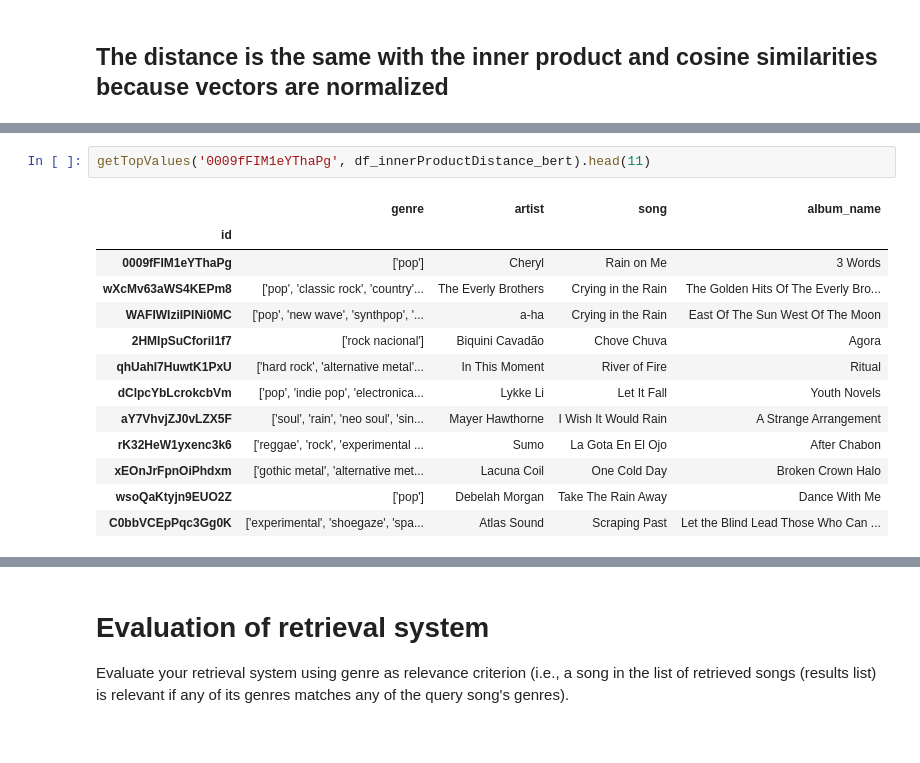
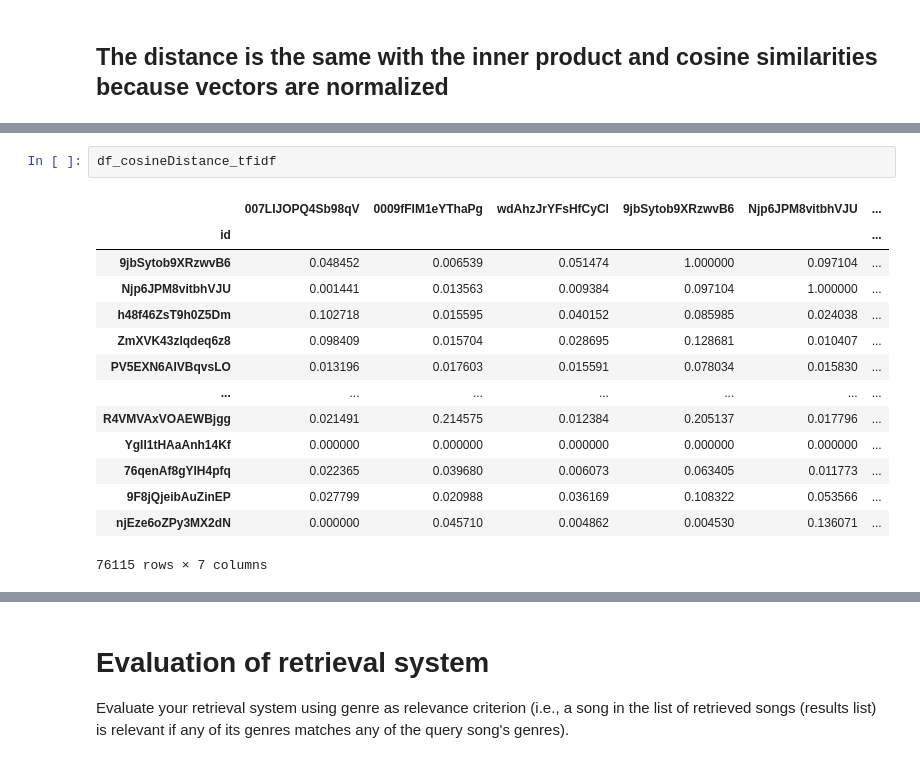
Before and after one commit to mmosc/MMSR, a Jupyter notebook: project/ProjectImplementation.ipynb, the cells around one changed output, grey strips where cells are left out. Saved outputs shown, nothing was run; the diff lists cells and outputs as text.

```diff
--- a/project/ProjectImplementation.ipynb
+++ b/project/ProjectImplementation.ipynb
@@ -350,16 +275,17 @@ getTopValues('PV5EXN6AIVBqvsLO', df_jaccardDistance_word2vec).head(11)
-# %%
-getTopValues('0009fFIM1eYThaPg', df_innerProductDistance_bert).head(11)
-# %% [output]
-|  | genre | artist | song | album_name |
-| id |  |  |  |  |
-| 0009fFIM1eYThaPg | ['pop'] | Cheryl | Rain on Me | 3 Words |
-| wXcMv63aWS4KEPm8 | ['pop', 'classic rock', 'country'... | The Everly Brothers | Crying in the Rain | The Golden Hits Of The Everly Bro... |
-| WAFIWIziIPINi0MC | ['pop', 'new wave', 'synthpop', '... | a-ha | Crying in the Rain | East Of The Sun West Of The Moon |
-| 2HMIpSuCforil1f7 | ['rock nacional'] | Biquini Cavadão | Chove Chuva | Agora |
-| qhUahI7HuwtK1PxU | ['hard rock', 'alternative metal'... | In This Moment | River of Fire | Ritual |
-| dClpcYbLcrokcbVm | ['pop', 'indie pop', 'electronica... | Lykke Li | Let It Fall | Youth Novels |
-| aY7VhvjZJ0vLZX5F | ['soul', 'rain', 'neo soul', 'sin... | Mayer Hawthorne | I Wish It Would Rain | A Strange Arrangement |
-| rK32HeW1yxenc3k6 | ['reggae', 'rock', 'experimental ... | Sumo | La Gota En El Ojo | After Chabon |
-| xEOnJrFpnOiPhdxm | ['gothic metal', 'alternative met... | Lacuna Coil | One Cold Day | Broken Crown Halo |
-| wsoQaKtyjn9EUO2Z | ['pop'] | Debelah Morgan | Take The Rain Away | Dance With Me |
-| C0bbVCEpPqc3Gg0K | ['experimental', 'shoegaze', 'spa... | Atlas Sound | Scraping Past | Let the Blind Lead Those Who Can ... |
+# %%
+df_cosineDistance_tfidf
+# %% [output]
+|  | 007LIJOPQ4Sb98qV | 0009fFIM1eYThaPg | wdAhzJrYFsHfCyCl | 9jbSytob9XRzwvB6 | Njp6JPM8vitbhVJU | ... |
+| id |  |  |  |  |  | ... |
+| 9jbSytob9XRzwvB6 | 0.048452 | 0.006539 | 0.051474 | 1.000000 | 0.097104 | ... |
+| Njp6JPM8vitbhVJU | 0.001441 | 0.013563 | 0.009384 | 0.097104 | 1.000000 | ... |
+| h48f46ZsT9h0Z5Dm | 0.102718 | 0.015595 | 0.040152 | 0.085985 | 0.024038 | ... |
+| ZmXVK43zlqdeq6z8 | 0.098409 | 0.015704 | 0.028695 | 0.128681 | 0.010407 | ... |
+| PV5EXN6AIVBqvsLO | 0.013196 | 0.017603 | 0.015591 | 0.078034 | 0.015830 | ... |
+| ... | ... | ... | ... | ... | ... | ... |
+| R4VMVAxVOAEWBjgg | 0.021491 | 0.214575 | 0.012384 | 0.205137 | 0.017796 | ... |
+| YgII1tHAaAnh14Kf | 0.000000 | 0.000000 | 0.000000 | 0.000000 | 0.000000 | ... |
+| 76qenAf8gYlH4pfq | 0.022365 | 0.039680 | 0.006073 | 0.063405 | 0.011773 | ... |
+| 9F8jQjeibAuZinEP | 0.027799 | 0.020988 | 0.036169 | 0.108322 | 0.053566 | ... |
+| njEze6oZPy3MX2dN | 0.000000 | 0.045710 | 0.004862 | 0.004530 | 0.136071 | ... |
+76115 rows × 7 columns
```
Also changed, not shown: parts of 103 cells of this notebook, 1 other file.
